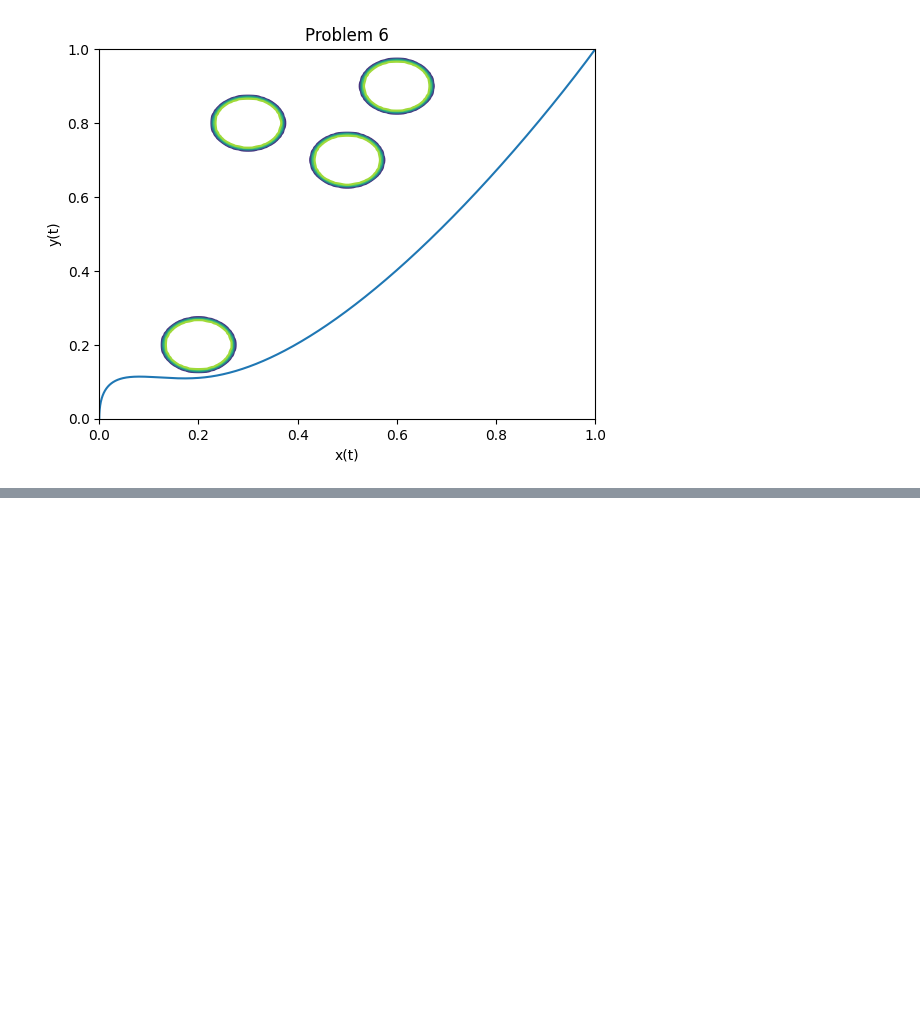
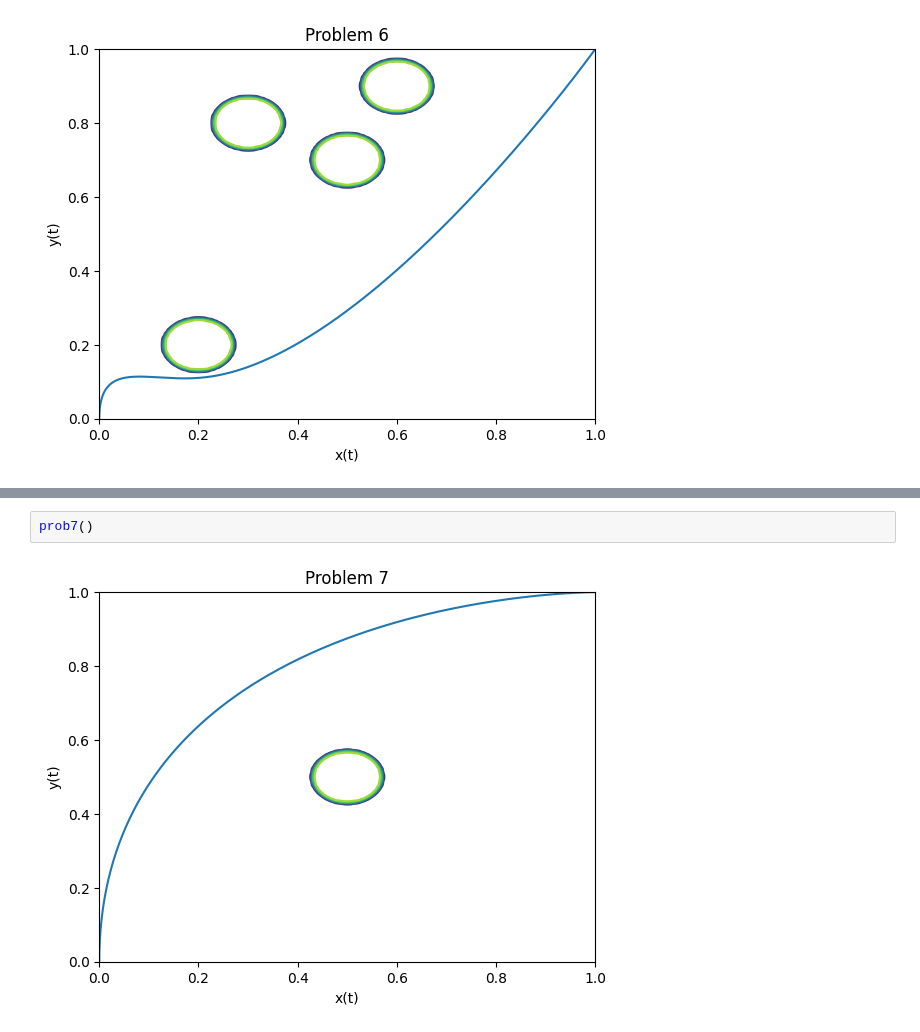
Before and after one commit to zaccmeyer/2020Crime, a Jupyter notebook: winter2024/Zac_vol4.ipynb, the cells around one changed output, grey strips where cells are left out. Cells and saved outputs as stored; diff of their text form; blank space fills up the shorter version.

```diff
--- a/winter2024/Zac_vol4.ipynb
+++ b/winter2024/Zac_vol4.ipynb
@@ -566,0 +702,4 @@ prob6()
+# %%
+prob7()
+# %% [output]
+[figure, added]
```
Also changed, not shown: parts of 2 cells of this notebook.
